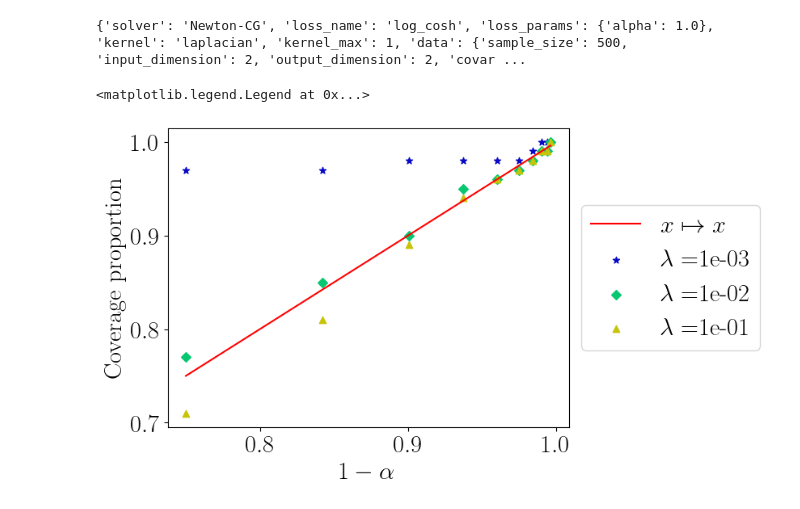
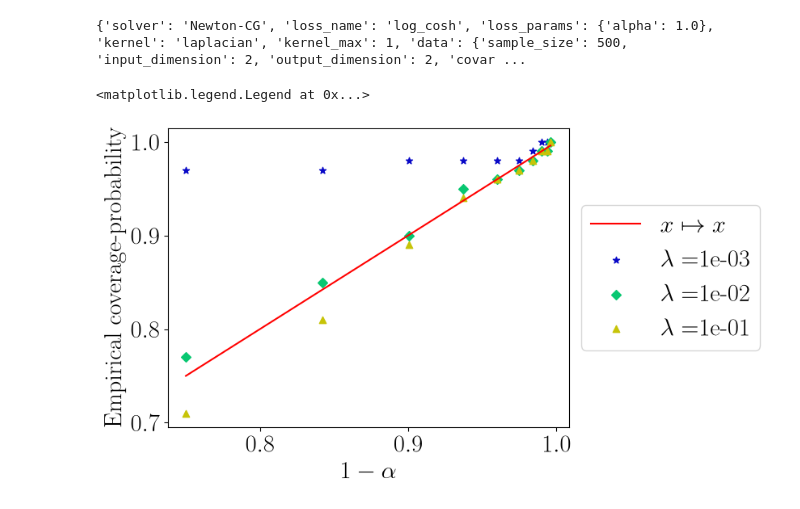
Before and after one commit to Davidson-Lova/approximate_full-conformal_multi-task_kernel_regression, a Jupyter notebook: experiments/evaluate_coverage_global.ipynb, the cells around one changed output. Drawn from its saved outputs; the diff is of its cells as text; code cells hidden in the pictures.

Commit message:
Updated xlabel for coverage evaluations

```diff
--- a/experiments/evaluate_coverage_global.ipynb
+++ b/experiments/evaluate_coverage_global.ipynb
@@ -72,31 +72,31 @@ coverage_proportions = {
 # %%
 colors = ["#0808C7", "#08C771", "#C7C408"]
 markers = ["*", "D", "^"]
 fig, ax = plt.subplots()
 iter = 0
 ax.plot(
     1 - np.array(control_levels),
     1 - np.array(control_levels),
     color="red",
     label="$x \\mapsto x$",
 )
 for lam in params["lams"]:
     ax.scatter(
         1 - np.array(control_levels),
         np.array(list(coverage_proportions[lam].values())),
         marker=markers[iter],
         color=colors[iter],
         label=r"$\lambda =$" + "{}".format(format(lam, ".0e")),
     )
     iter += 1
 ax.set_xlabel(r"$1 - \alpha$")
-ax.set_ylabel("Coverage proportion")
+ax.set_ylabel("Empirical coverage-probability")
 # Put a legend below current axis
 # Put a legend to the right of the current axis
 ax.legend(loc="center left", bbox_to_anchor=(1, 0.5))
 # %% [output]
 <matplotlib.legend.Legend at 0x...>
-[figure, old version]
+[figure, new version]
 # %%
 fig.savefig(
     input_path + "evaluate_coverage_global" + ".eps",
```
Also changed, not shown: parts of 1 cell of this notebook.
